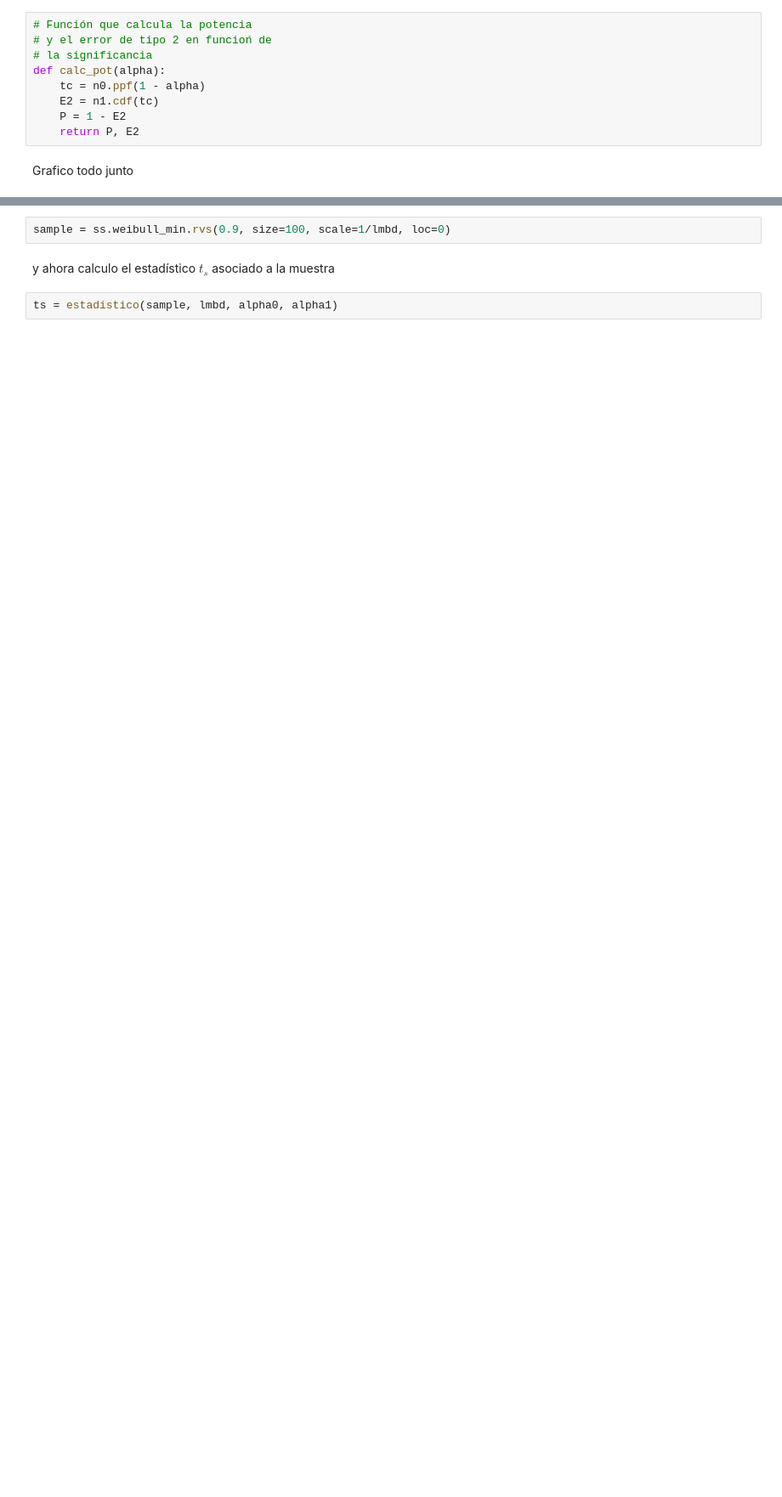
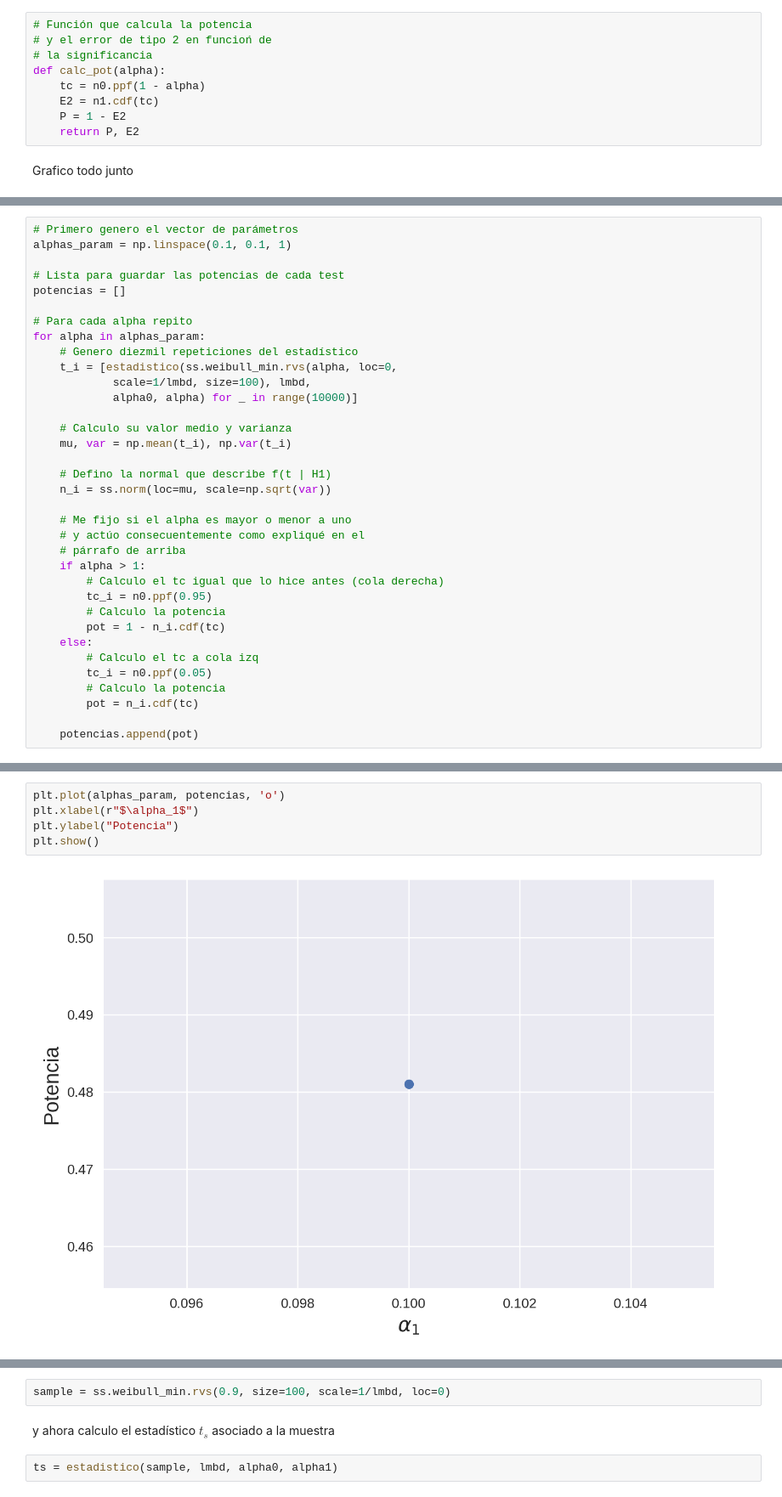
Before and after one commit to tdinapoli/mefe, a Jupyter notebook: tps/tp3/tp3.ipynb, the cells around one changed output, grey strips where cells are left out. Shown at 85% size. Cells and saved outputs as stored; diff of their text form; blank space fills up the shorter version.

```diff
--- a/tps/tp3/tp3.ipynb
+++ b/tps/tp3/tp3.ipynb
@@ -346,0 +348,35 @@ Dada una muestra puedo calcular su p-valor asociado. Para eso primero genero la
+# %%
+# Primero genero el vector de parámetros
+alphas_param = np.linspace(0.1, 0.1, 1)
+
+# Lista para guardar las potencias de cada test
+potencias = []
+
+# Para cada alpha repito
+for alpha in alphas_param:
+    # Genero diezmil repeticiones del estadístico
+    t_i = [estadistico(ss.weibull_min.rvs(alpha, loc=0,
+            scale=1/lmbd, size=100), lmbd,
+            alpha0, alpha) for _ in range(10000)]
+
+    # Calculo su valor medio y varianza
+    mu, var = np.mean(t_i), np.var(t_i)
+
+    # Defino la normal que describe f(t | H1)
+    n_i = ss.norm(loc=mu, scale=np.sqrt(var))
+
+    # Me fijo si el alpha es mayor o menor a uno
+    # y actúo consecuentemente como expliqué en el
+    # párrafo de arriba
+    if alpha > 1:
+        # Calculo el tc igual que lo hice antes (cola derecha)
+        tc_i = n0.ppf(0.95)
+        # Calculo la potencia
+        pot = 1 - n_i.cdf(tc)
+    else:
+        # Calculo el tc a cola izq
+        tc_i = n0.ppf(0.05)
+        # Calculo la potencia
+        pot = n_i.cdf(tc)
+
+    potencias.append(pot)
@@ -346,0 +385,7 @@ Dada una muestra puedo calcular su p-valor asociado. Para eso primero genero la
+# %%
+plt.plot(alphas_param, potencias, 'o')
+plt.xlabel(r"$\alpha_1$")
+plt.ylabel("Potencia")
+plt.show()
+# %% [output]
+[figure, added]
```
Also changed, not shown: parts of 11 cells of this notebook, 2 other files.
